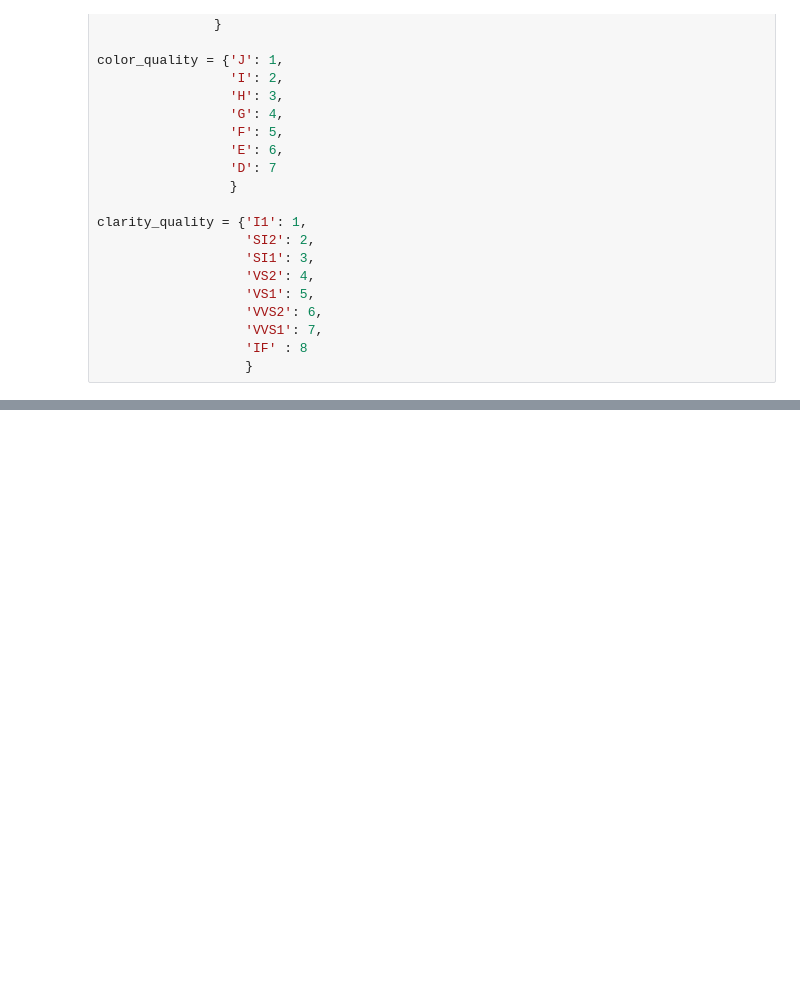
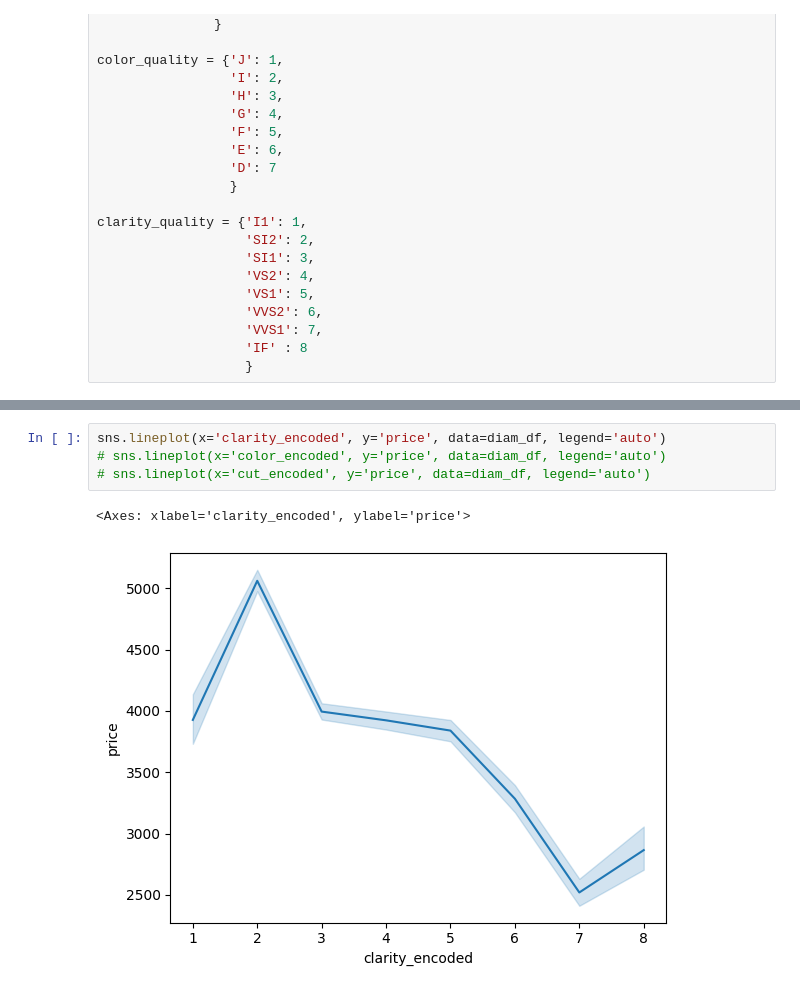
Before and after one commit to Maiker4/projects, a Jupyter notebook: Diamonds/diamonds.ipynb, the cells around one changed output, grey strips where cells are left out. Saved outputs shown, nothing was run; the diff lists cells and outputs as text; blank space fills up the shorter version.

```diff
--- a/Diamonds/diamonds.ipynb
+++ b/Diamonds/diamonds.ipynb
@@ -127,0 +96,7 @@ matrix
+# %%
+sns.lineplot(x='clarity_encoded', y='price', data=diam_df, legend='auto')
+# sns.lineplot(x='color_encoded', y='price', data=diam_df, legend='auto')
+# sns.lineplot(x='cut_encoded', y='price', data=diam_df, legend='auto')
+# %% [output]
+<Axes: xlabel='clarity_encoded', ylabel='price'>
+[figure, added]
```
Also changed, not shown: parts of 22 cells of this notebook, 1 other file.
